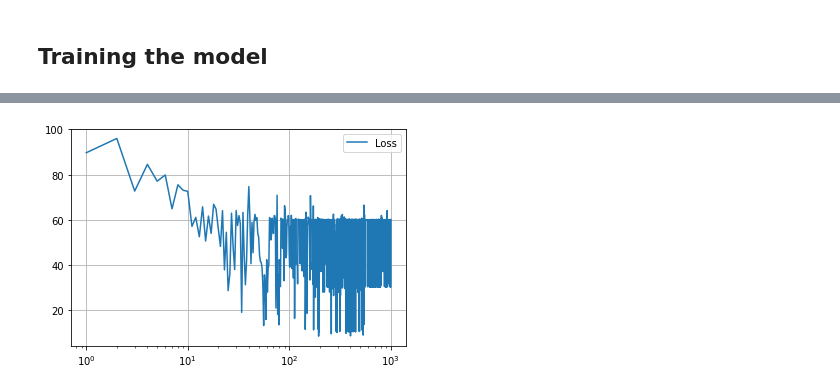
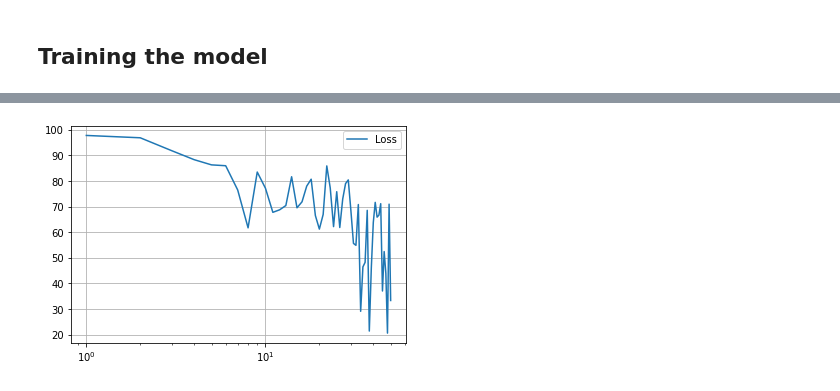
Before and after one commit to utkarsh0702/Projects, a Jupyter notebook: Milestone_Prediction.ipynb, the cells around one changed output, grey strips where cells are left out. Saved outputs shown, nothing was run; the diff lists cells and outputs as text; code cells hidden in the pictures.

```diff
--- a/Milestone_Prediction.ipynb
+++ b/Milestone_Prediction.ipynb
@@ -132,18 +149,22 @@ print(y_test.shape)
 keras.backend.clear_session()
 model= keras.models.Sequential([
                               keras.layers.Flatten(input_shape=(1,16)),
+                              keras.layers.Dense(256, activation='relu'),
+                              keras.layers.Dropout(0.2),
+                              keras.layers.Dense(64, activation='relu'),
+                              keras.layers.Dropout(0.4),
                               keras.layers.Dense(16, activation='relu'),
-                              keras.layers.Dropout(0.4),
-                              keras.layers.Dense(4, activation='relu'),
+                              keras.layers.Dropout(0.6),
+                              keras.layers.Dense(8, activation='relu'),
                               keras.layers.Dropout(0.6),
                               keras.layers.Dense(1)
 ])
 
 #Learning Rate Schedular
-lr_schedular= tf.keras.callbacks.LearningRateScheduler(lambda x: 1e-6*10**(x/20))
+lr_schedular= tf.keras.callbacks.LearningRateScheduler(lambda x: 1e-8*10**(x/20))
 
 #model compile
-adam=keras.optimizers.Adam(lr=1e-6)
+adam=keras.optimizers.Adam(lr=1e-8)
 model.compile(optimizer= adam, loss='mse')
 
 #model summary
@@ -219,9 +237,13 @@ plt.grid(True)
 keras.backend.clear_session()
 model= keras.models.Sequential([
                               keras.layers.Flatten(input_shape=(1,16)),
+                              keras.layers.Dense(256, activation='relu'),
+                              keras.layers.Dropout(0.2),
+                              keras.layers.Dense(64, activation='relu'),
+                              keras.layers.Dropout(0.4),
                               keras.layers.Dense(16, activation='relu'),
-                              keras.layers.Dropout(0.4),
-                              keras.layers.Dense(4, activation='relu'),
+                              keras.layers.Dropout(0.6),
+                              keras.layers.Dense(8, activation='relu'),
                               keras.layers.Dropout(0.6),
                               keras.layers.Dense(1)
 ])
@@ -254,2 +273,5 @@ Trainable params: 345
 Non-trainable params: 0
 _________________________________________________________________
+# %%
+checkpoint = tf.keras.callbacks.ModelCheckpoint("best_model.hdf5", monitor='loss', verbose=1,
+                                                save_best_only=True, mode='auto', period=1)
@@ -256,3 +280,3 @@ _________________________________________________________________
 # %%
-history= model.fit(x_train, y_train, epochs= 1000)
+history= model.fit(x_train, y_train, epochs= 50, callbacks=[checkpoint])
 # %% [output]
@@ -276,7 +300,7 @@ Epoch 1000/1000
 # %%
-epochs= range(1,1001)
+epochs= range(1,51)
 plt.semilogx(epochs, history.history["loss"], label='Loss')
 plt.legend(loc='best')
 plt.grid(True)
 # %% [output]
-[figure, old version]
+[figure, new version]
```
Also changed, not shown: parts of 19 cells of this notebook.
